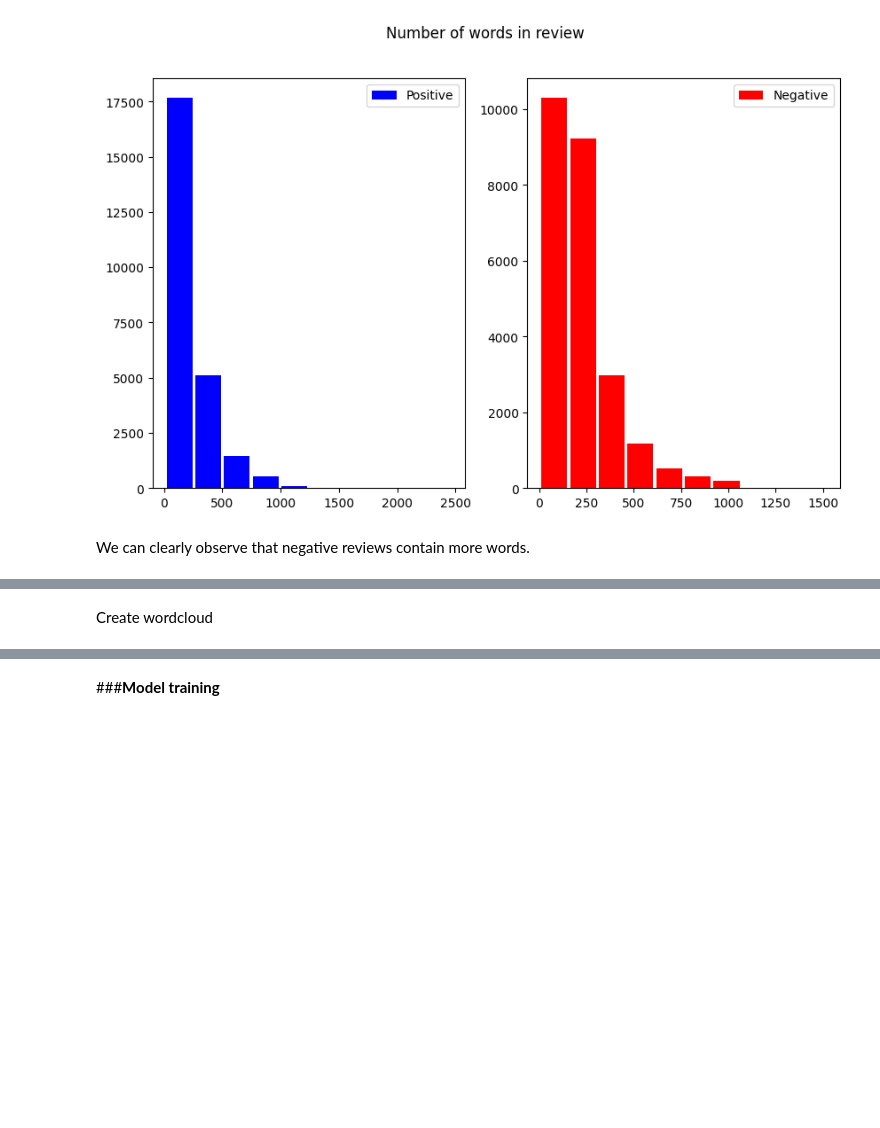
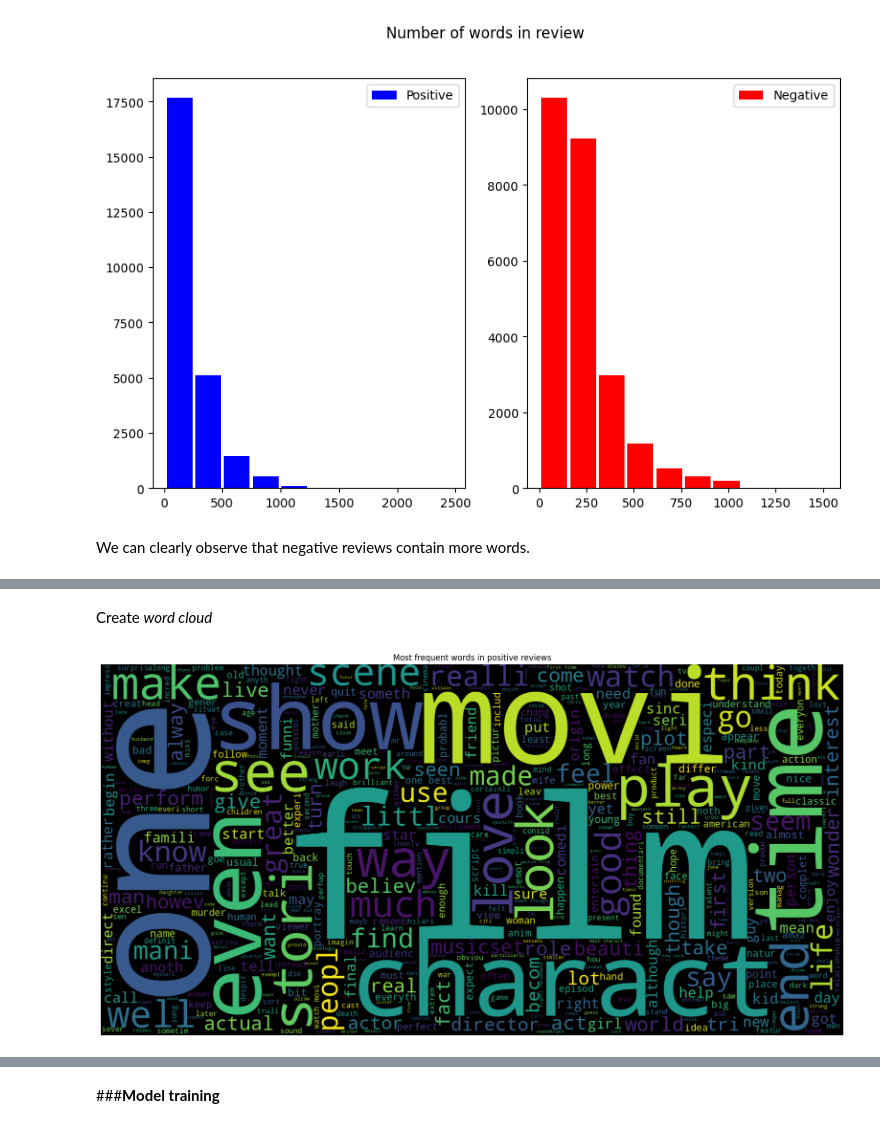
Before and after one commit to Ishmeet7/Sentiment_Analysis, a Jupyter notebook: imdb.ipynb, the cells around one changed output, grey strips where cells are left out. Cells and saved outputs as stored; diff of their text form; code cells hidden in the pictures; blank space fills up the shorter version.

```diff
--- a/imdb.ipynb
+++ b/imdb.ipynb
@@ -196,10 +194,16 @@ pos_reviews.head()
-# %% [markdown]
-Create wordcloud
+# %% [markdown]
+Create *word cloud*
 # %%
-text = ' '.join([word for word in pos_reviews['review']])
-plt.figure(figsize=(20,15), facecolor='None')
-wordcloud = WordCloud(max_words=500, width=1600, height=800).generate(text)
-plt.imshow(wordcloud, interpolation='bilinear')
-plt.axis('off')
-plt.title('Most frequent words in positive reviews', fontsize = 19)
-plt.show()
+def word_cloud(i):
+    df1=df[df.sentiment==i]
+    text = ' '.join([word for word in df1['review'] ])
+    plt.figure(figsize=(20,15), facecolor='None')
+    wordcloud = WordCloud(max_words=500, width=1600, height=800).generate(text)
+    plt.imshow(wordcloud, interpolation='bilinear')
+    plt.axis('off')
+    plt.title('Most frequent words in ' +i +' reviews')
+    plt.show()
+# %%
+word_cloud('positive')
+# %% [output]
+[figure, added]
```
Also changed, not shown: parts of 23 cells of this notebook.
